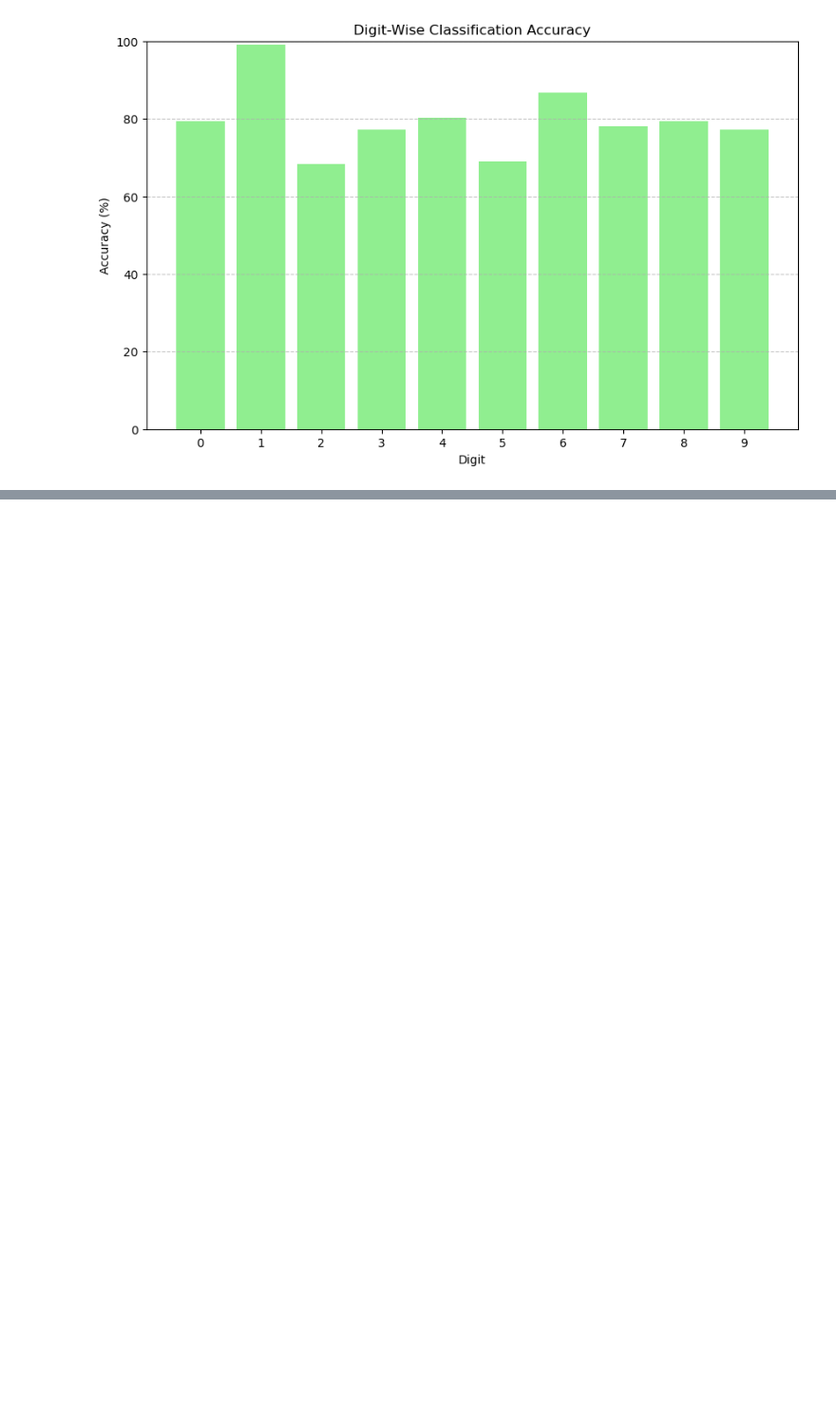
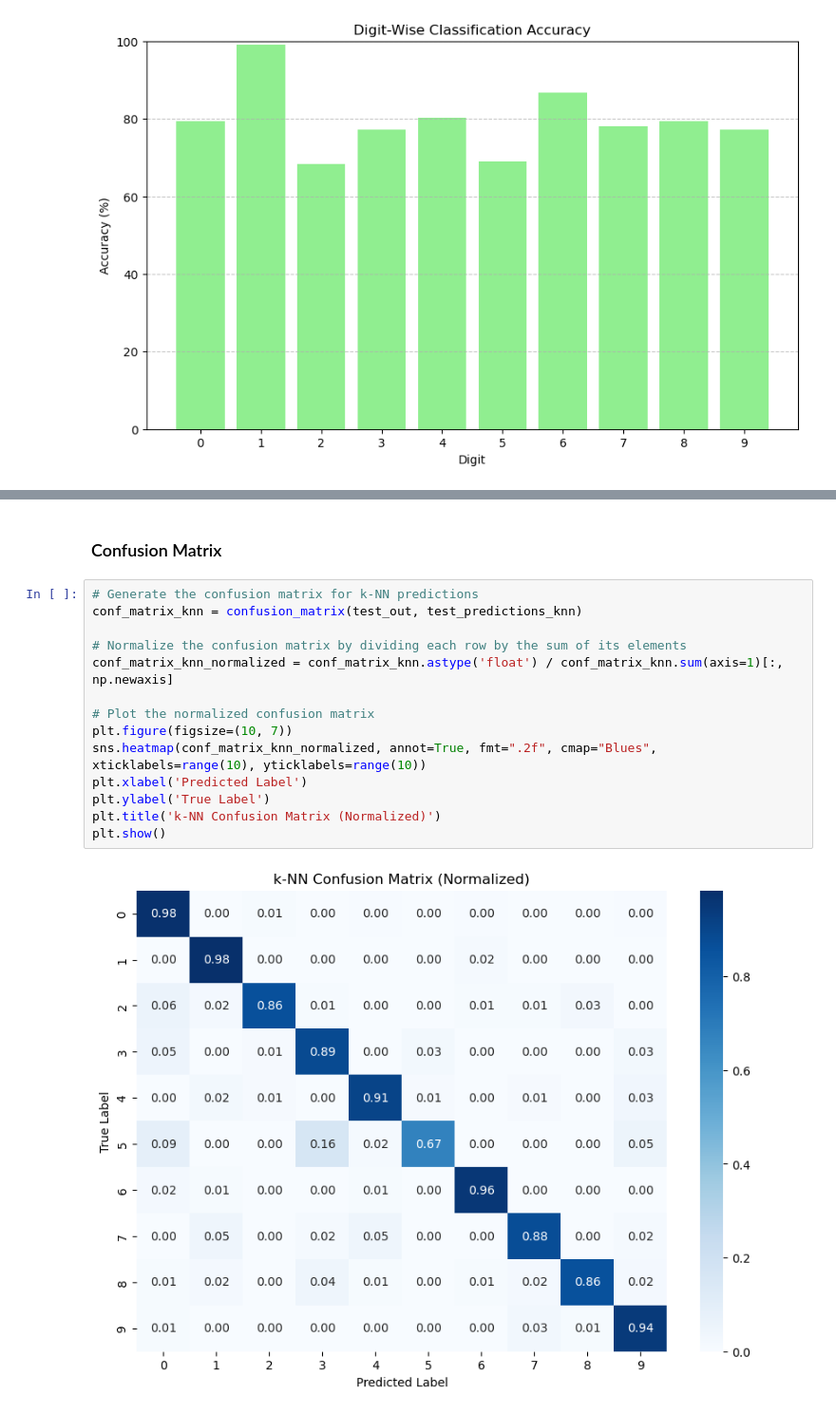
Before and after one commit to GaurisankarJ/undertsanding_deep_learning, a Jupyter notebook: IDL_A0_T1.ipynb, the cells around one changed output, grey strips where cells are left out. Shown at 95% size. Drawn from its saved outputs; the diff is of its cells as text; blank space fills up the shorter version.

```diff
--- a/IDL_A0_T1.ipynb
+++ b/IDL_A0_T1.ipynb
@@ -442,3 +343,21 @@ print(f"k-NN Test set accuracy: {test_accuracy_knn * 100:.2f}%")
 # %% [output]
 k-NN Training set accuracy: 97.89%
 k-NN Test set accuracy: 91.40%
+# %% [markdown]
+### Confusion Matrix
+# %%
+# Generate the confusion matrix for k-NN predictions
+conf_matrix_knn = confusion_matrix(test_out, test_predictions_knn)
+
+# Normalize the confusion matrix by dividing each row by the sum of its elements
+conf_matrix_knn_normalized = conf_matrix_knn.astype('float') / conf_matrix_knn.sum(axis=1)[:, np.newaxis]
+
+# Plot the normalized confusion matrix
+plt.figure(figsize=(10, 7))
+sns.heatmap(conf_matrix_knn_normalized, annot=True, fmt=".2f", cmap="Blues", xticklabels=range(10), yticklabels=range(10))
+plt.xlabel('Predicted Label')
+plt.ylabel('True Label')
+plt.title('k-NN Confusion Matrix (Normalized)')
+plt.show()
+# %% [output]
+[figure, added]
```
Also changed, not shown: parts of 57 cells of this notebook.
